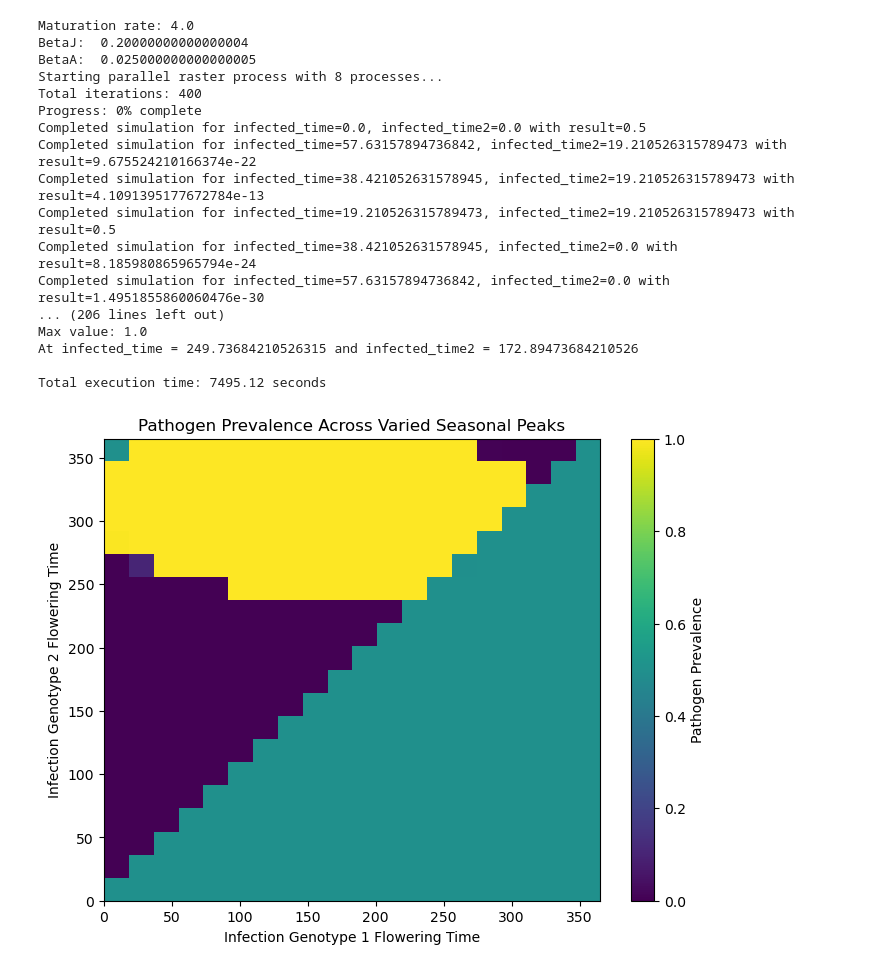
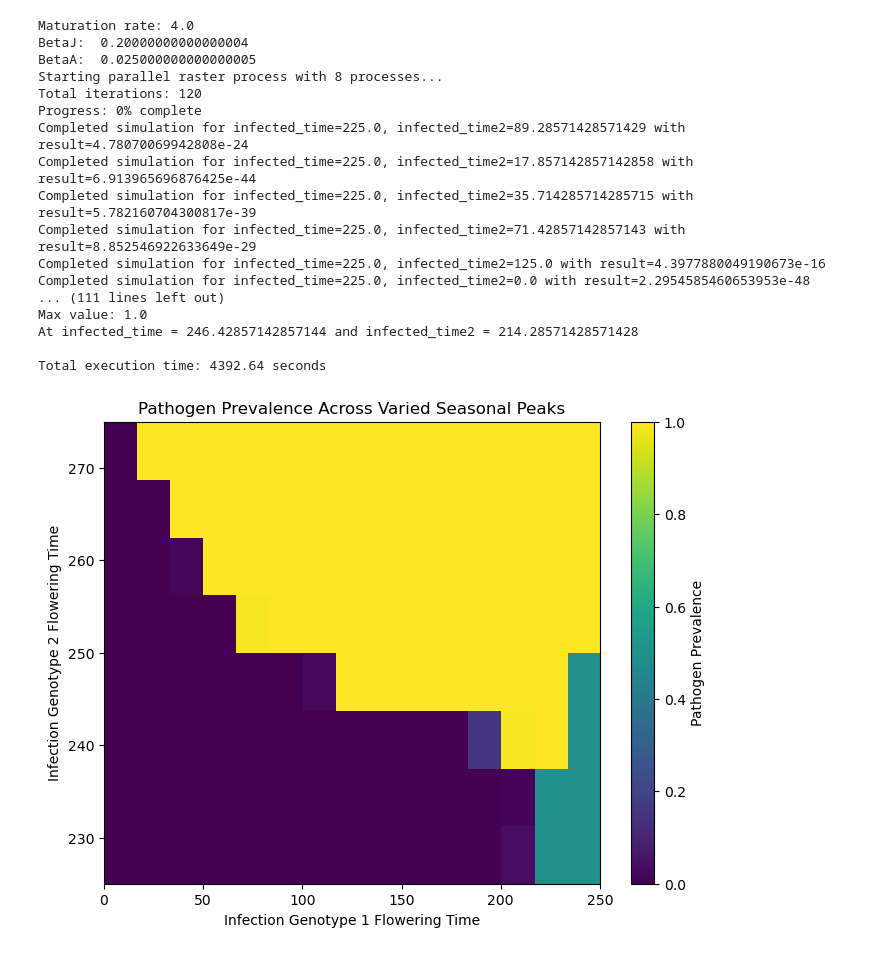
Before and after one commit to bds062/Host-Pathogen-Evolutionary-Dynamics-Model, a Jupyter notebook: call_functions.ipynb, the cells around one changed output. Saved outputs shown, nothing was run; the diff lists cells and outputs as text; code cells hidden in the pictures.

```diff
--- a/call_functions.ipynb
+++ b/call_functions.ipynb
@@ -49,47 +49,46 @@ Total execution time: 8220.59 seconds
 # %%
-param1_values = np.linspace(0, 365, 20)
-param2_values = np.linspace(0, 365, 20)
-
+param1_values = np.linspace(225, 275, 8) #vertical axis
+param2_values = np.linspace(0, 250, 15) #horizontal axis
 
 
 model = Model(maturity=4/365, t = (0, 365 * 400), germination_time = 302.5, Bj = 0.2 / 365, infected_time=182.5, infected_time2=182.5)
 # graph_model = GraphModel(model)
 raster_model = RasterModel(model, 'infected_time', 'infected_time2', param1_values, param2_values)
 
 print("Maturation rate:", model.maturity*365)
 print("BetaJ: ", model.Bj*365)
 print("BetaA: ", model.Bv*365)
 
 
 start_time = time.time()
 # graph_model.graph()
 # print("Evaluation (genotype1/genotype1+2): ", model.evaluate(model.solution))
 # raster_model.sweep_1d(param_num=1)
 # raster_model.plot_1d()
 raster_model.raster()  # Uses all 8 cores automatically
 end_time = time.time()
 print(f"\nTotal execution time: {end_time - start_time:.2f} seconds")
 
 raster_model.plot_heatmap()
 # %% [output]
 Maturation rate: 4.0
 BetaJ:  0.20000000000000004
 BetaA:  0.025000000000000005
 Starting parallel raster process with 8 processes...
-Total iterations: 400
+Total iterations: 120
 Progress: 0% complete
-Completed simulation for infected_time=0.0, infected_time2=0.0 with result=0.5
-Completed simulation for infected_time=57.63157894736842, infected_time2=19.210526315789473 with result=9.675524210166374e-22
-Completed simulation for infected_time=38.421052631578945, infected_time2=19.210526315789473 with result=4.1091395177672784e-13
-Completed simulation for infected_time=19.210526315789473, infected_time2=19.210526315789473 with result=0.5
-Completed simulation for infected_time=38.421052631578945, infected_time2=0.0 with result=8.185980865965794e-24
-Completed simulation for infected_time=57.63157894736842, infected_time2=0.0 with result=1.4951855860060476e-30
-... (206 lines left out)
+Completed simulation for infected_time=225.0, infected_time2=89.28571428571429 with result=4.78070069942808e-24
+Completed simulation for infected_time=225.0, infected_time2=17.857142857142858 with result=6.913965696876425e-44
+Completed simulation for infected_time=225.0, infected_time2=35.714285714285715 with result=5.782160704300817e-39
+Completed simulation for infected_time=225.0, infected_time2=71.42857142857143 with result=8.852546922633649e-29
+Completed simulation for infected_time=225.0, infected_time2=125.0 with result=4.3977880049190673e-16
+Completed simulation for infected_time=225.0, infected_time2=0.0 with result=2.2954585460653953e-48
+... (111 lines left out)
 Max value: 1.0
-At infected_time = 249.73684210526315 and infected_time2 = 172.89473684210526
+At infected_time = 246.42857142857144 and infected_time2 = 214.28571428571428
 
-Total execution time: 7495.12 seconds
+Total execution time: 4392.64 seconds
-[figure, old version]
+[figure, new version]
 # %%
 param1_values = np.linspace(0, 365, 5)
 param2_values = np.linspace(0, 365, 5)
```
Also changed, not shown: parts of 1 cell of this notebook.
